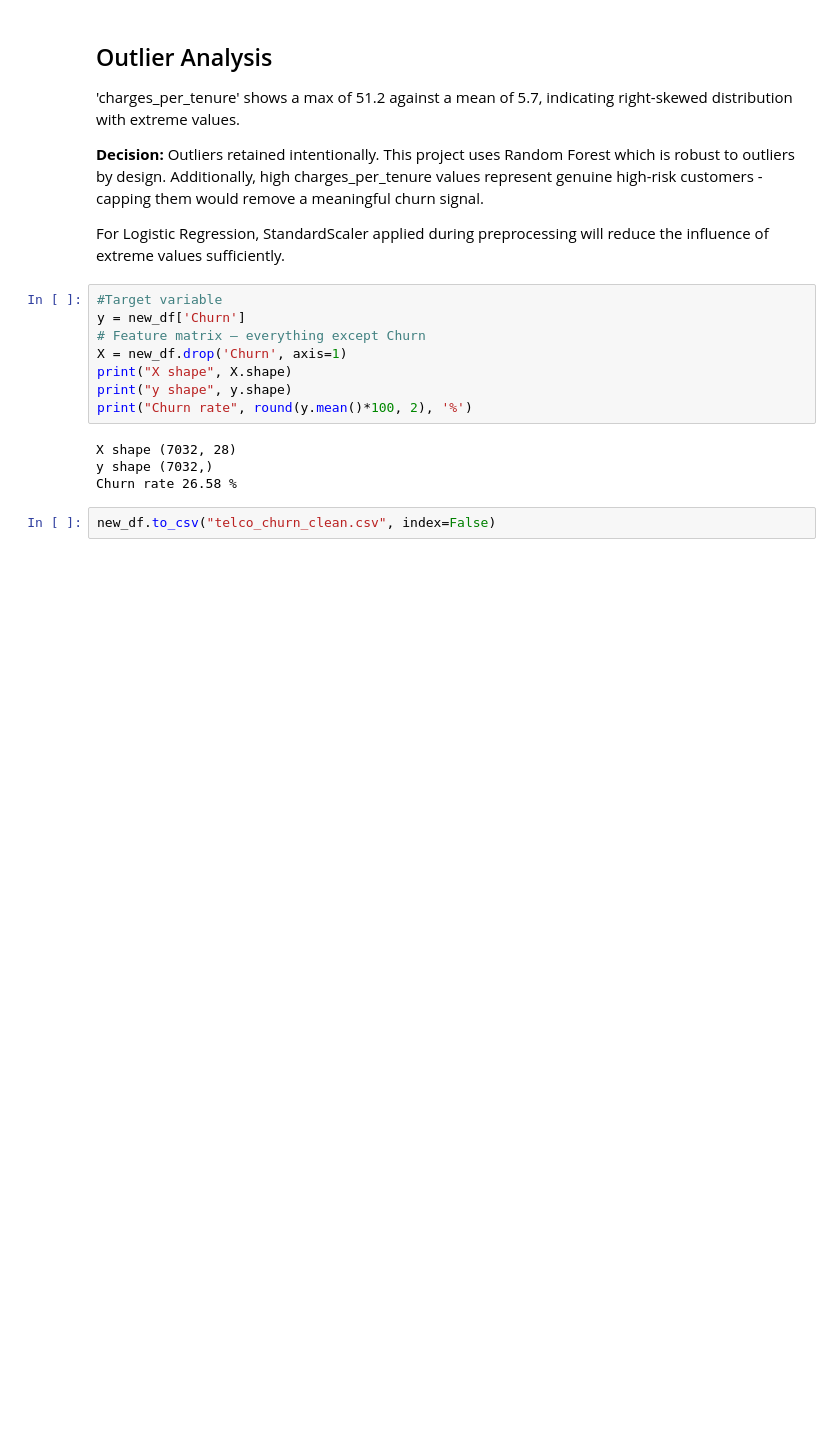
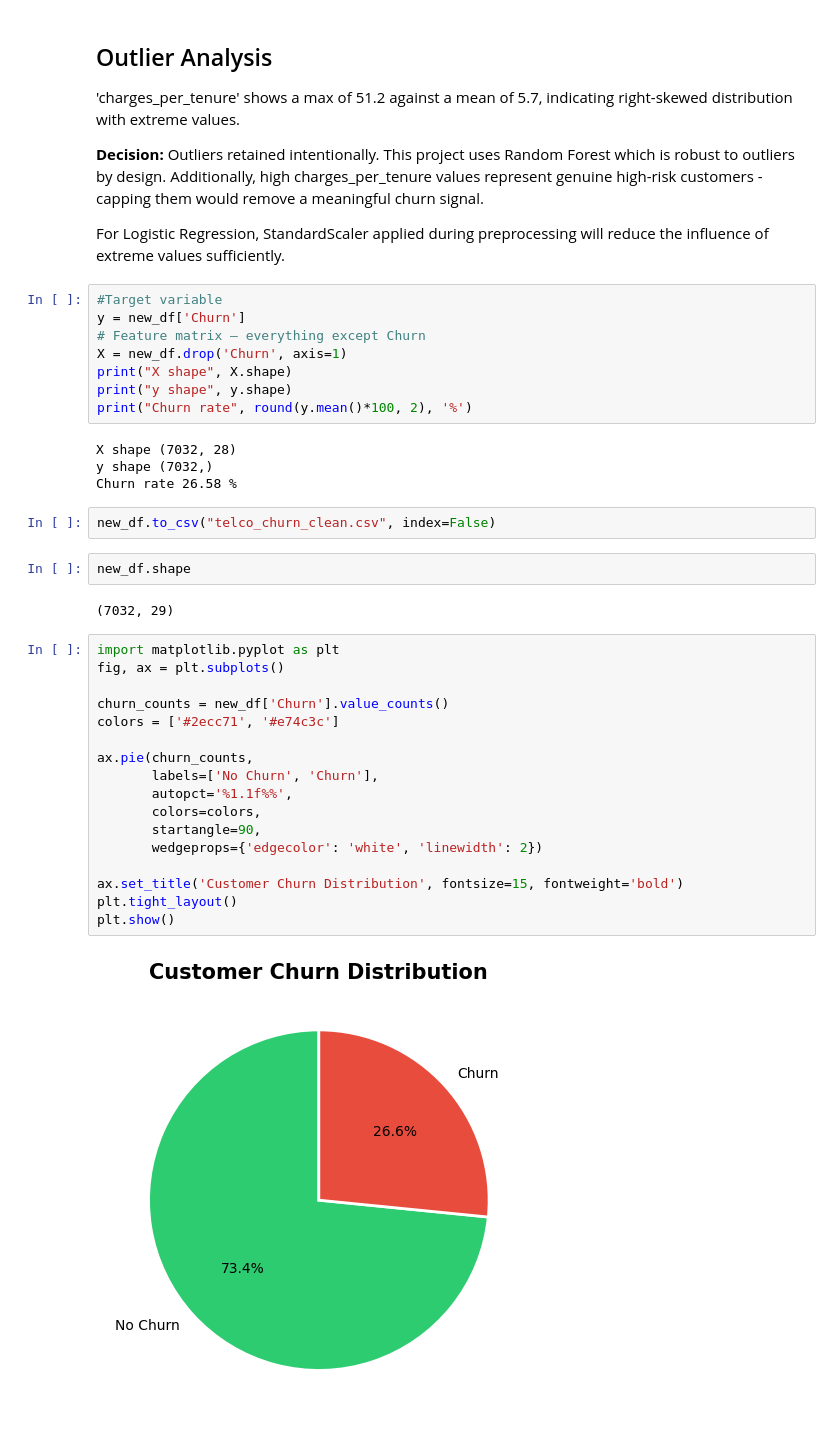
Before and after one commit to akella-prathyusha22/Telco-churn-prediction, a Jupyter notebook: Telco_churn_analysis.ipynb, the cells around one changed output. Drawn from its saved outputs; the diff is of its cells as text; blank space fills up the shorter version.

Commit message:
Kaggle Notebook | Telco_churn_analysis | Version 2

```diff
--- a/Telco_churn_analysis.ipynb
+++ b/Telco_churn_analysis.ipynb
@@ -413,3 +413,26 @@ y shape (7032,)
 Churn rate 26.58 %
 # %%
 new_df.to_csv("telco_churn_clean.csv", index=False)
+# %%
+new_df.shape
+# %% [output]
+(7032, 29)
+# %%
+import matplotlib.pyplot as plt
+fig, ax = plt.subplots()
+
+churn_counts = new_df['Churn'].value_counts()
+colors = ['#2ecc71', '#e74c3c']
+
+ax.pie(churn_counts,
+       labels=['No Churn', 'Churn'],
+       autopct='%1.1f%%',
+       colors=colors,
+       startangle=90,
+       wedgeprops={'edgecolor': 'white', 'linewidth': 2})
+
+ax.set_title('Customer Churn Distribution', fontsize=15, fontweight='bold')
+plt.tight_layout()
+plt.show()
+# %% [output]
+[figure, added]
```
Also changed, not shown: parts of 7 cells of this notebook.
